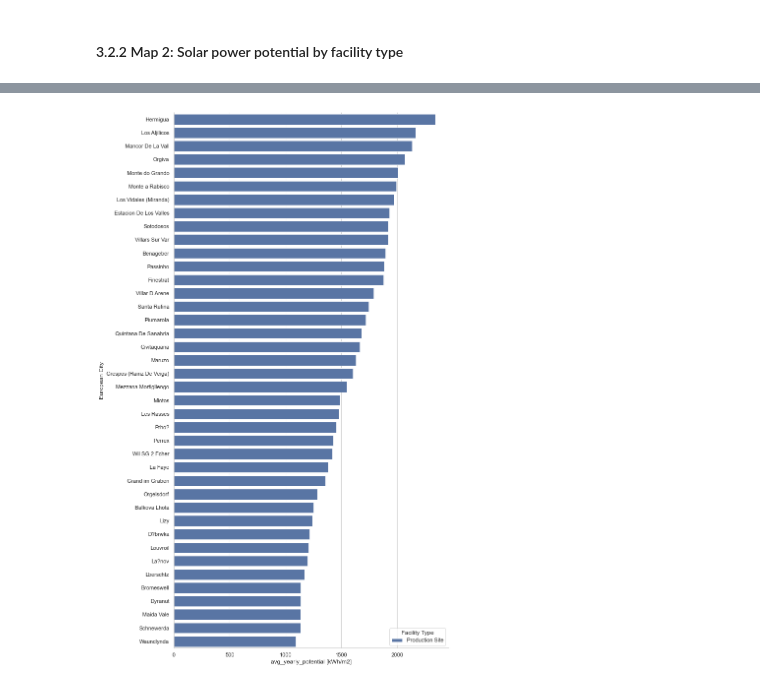
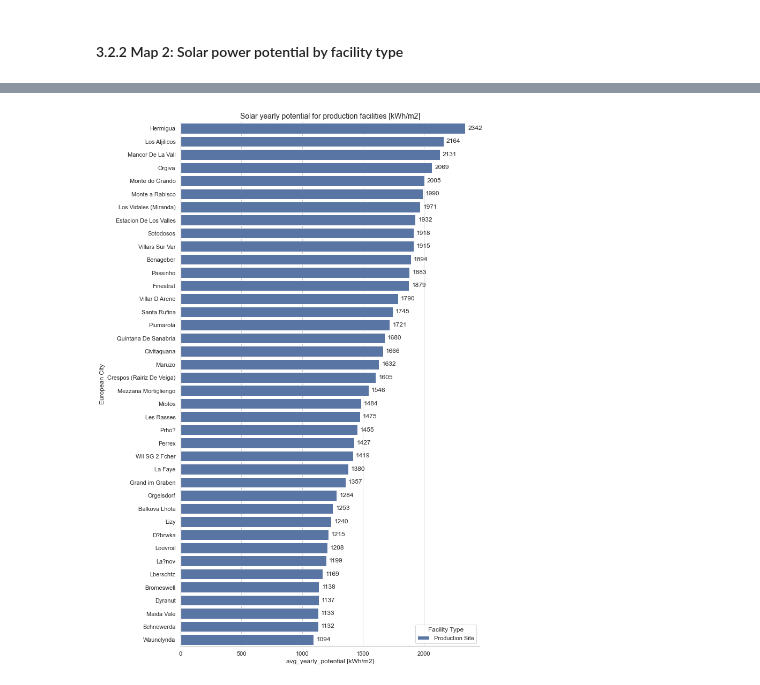
Before and after one commit to FelipeChapa/Projects-and-exercises, a Jupyter notebook: Python/Solar panel potential/Solar panel location and efficiency analysis.ipynb, the cells around one changed output, grey strips where cells are left out. Saved outputs shown, nothing was run; the diff lists cells and outputs as text; code cells hidden in the pictures.

Commit message:
Update on solar panel location analysis

```diff
--- a/Python/Solar panel potential/Solar panel location and efficiency analysis.ipynb
+++ b/Python/Solar panel potential/Solar panel location and efficiency analysis.ipynb
@@ -188,3 +225,18 @@ Total rows of information loaded: 41
 | 2 | CZ | Czechia | 0.16244 |
 | 3 | DK | Denmark | 0.37204 |
 | 4 | DE | Germany | 0.17354 |
+# %%
+plt.figure(figsize=(20,7))
+sns.set_theme(style="whitegrid")
+bplot = sns.barplot(data=clean_mix.sort_values(by='Clean electricity mix (%)', ascending =False), x='Country', y='Clean electricity mix (%)',color='b')
+sns.despine()
+plt.xticks(rotation=90)
+bplot.set_title("Clean electricity % by country", fontsize=14)
+for p in bplot.patches:
+    bplot.annotate(format(p.get_height(), '.0%'),
+                   (p.get_x() + p.get_width() / 2., p.get_height()),
+                   ha = 'center', va = 'center',
+                   xytext = (0, 9),
+                   textcoords = 'offset points')
+
+plt.show()
@@ -480,13 +563,17 @@ See the caveats in the documentation: https://pandas.pydata.org/pandas-docs/stab
 [figure]
 # %%
-sns.set_theme(style="whitegrid")
+# Initialize the matplotlib figure
+ax = plt.subplots(figsize=(10, 18))
+result = optimal_df[optimal_df['Facility Type']=='Production Site'].groupby(["European City"])['avg_yearly_potential [kWh/m2]'].aggregate(np.median).reset_index().sort_values('avg_yearly_potential [kWh/m2]',ascending=False)
+bplot = sns.barplot(data=optimal_df[optimal_df['Facility Type']=='Production Site'],x='avg_yearly_potential [kWh/m2]',y= 'European City',hue='Facility Type',order=result["European City"])
+bplot.set_title('Solar yearly potential for production facilities [kWh/m2]', fontsize=14)
 
-# Initialize the matplotlib figure
-ax = plt.subplots(figsize=(10, 20))
-result = optimal_df[optimal_df['Facility Type']=='Production Site'].groupby(["European City"])['avg_yearly_potential [kWh/m2]'].aggregate(np.median).reset_index().sort_values('avg_yearly_potential [kWh/m2]',ascending=False)
-sns.barplot(data=optimal_df[optimal_df['Facility Type']=='Production Site'],x='avg_yearly_potential [kWh/m2]',y= 'European City',hue='Facility Type',order=result["European City"])
+# Annotate labels for each bar
+for p in bplot.patches:
+    bplot.annotate("%.0f" % p.get_width(), (p.get_x() + p.get_width(), p.get_y() + p.get_height()+.11),
+                xytext=(5, 10), textcoords='offset points')
 
 sns.despine()
 plt.show()
 # %% [output]
-[figure, old version]
+[figure, new version]
```
Also changed, not shown: parts of 26 cells of this notebook, 1 other file.
